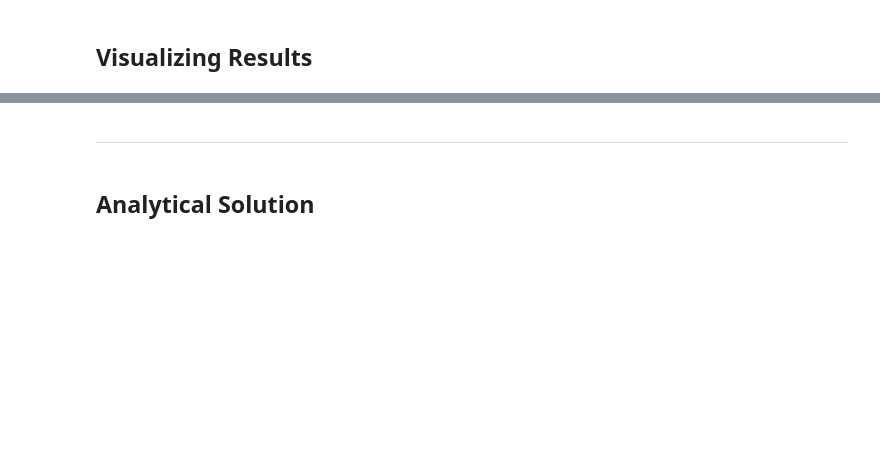
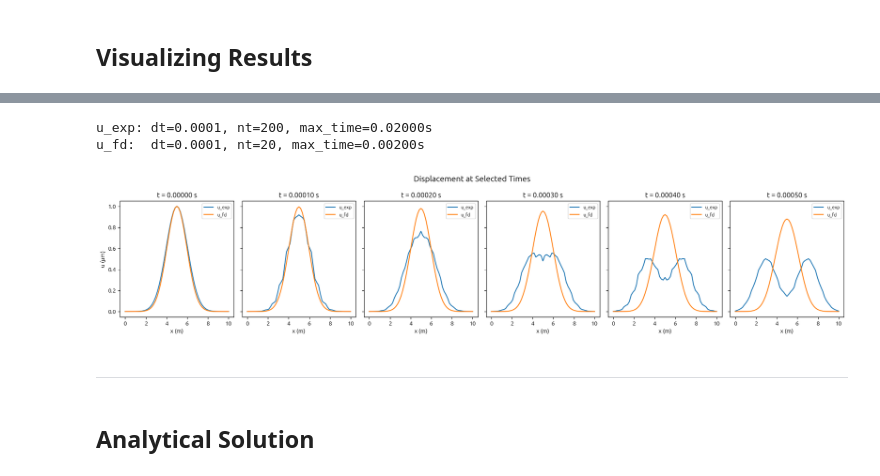
Before and after one commit to rka-tc/1D-elastic-wave-SEM-QC, a Jupyter notebook: main.ipynb, the cells around one changed output, grey strips where cells are left out. Drawn from its saved outputs; the diff is of its cells as text; code cells hidden in the pictures; blank space fills up the shorter version.

```diff
--- a/main.ipynb
+++ b/main.ipynb
@@ -155,43 +184,49 @@ import matplotlib.pyplot as plt
 # nt_sem = u_sem_interp.shape[0]
 nt_exp = u_exp_interp.shape[0]
 nt_fd = u_fd_interp.shape[0]
+u_expT = []
+u_fdT = []
 
 # print(f"u_sem: dt={dt_sem}, nt={nt_sem}, max_time={nt_sem*dt_sem:.5f}s")
 print(f"u_exp: dt={dt_exp}, nt={nt_exp}, max_time={nt_exp*dt_exp:.5f}s")
 print(f"u_fd:  dt={dt_fd}, nt={nt_fd}, max_time={nt_fd*dt_fd:.5f}s")
 
 # Choose 5 specific times (in seconds) to display
-times_in_seconds = np.array([0, 0.00001, 0.00002, 0.00006, T])
+times_in_seconds = np.array([0, 0.0001, 0.0002, 0.0003, 0.0004, 0.0005])
 
 fig, axes = plt.subplots(1, len(times_in_seconds), figsize=(18, 4), sharey=True)
 
 for ax, t_sec in zip(axes, times_in_seconds):
     # Calculate the time step index for each array at this specific time
     # idx_sem = int(np.round(t_sec / dt_sem))
     idx_exp = int(np.round(t_sec / dt_exp))
     idx_fd = int(np.round(t_sec / dt_fd))
 
     # Clip to valid range
     # idx_sem = np.clip(idx_sem, 0, nt_sem - 1)
     idx_exp = np.clip(idx_exp, 0, nt_exp - 1)
     idx_fd = np.clip(idx_fd, 0, nt_fd - 1)
 
     # Plot using the calculated indices
     # ax.plot(x_fine, u_sem_interp[idx_sem], label='u_sem', linestyle='--')
     ax.plot(x_fine, u_exp_interp[idx_exp], label='u_exp', linestyle='-')
     ax.plot(x_fine, u_fd_interp[idx_fd], label='u_fd', linestyle='-')
-    u_expT = u_exp_interp[idx_exp]
-    u_fdT = u_fd_interp[idx_fd]
+    u_expT.append(u_exp_interp[idx_exp])
+    u_fdT.append(u_fd_interp[idx_fd])
     # ax.plot(x_fine, u_fdexp_interp[idx_fd], label='u_fd', linestyle='-')
     ax.set_xlabel('x (m)')
     ax.set_title(f't = {t_sec:.5f} s')
     ax.legend(fontsize=8)
 
 
 axes[0].set_ylabel('u (μm)')
 fig.suptitle('Displacement at Selected Times', fontsize=14, fontweight='bold')
 plt.tight_layout()
 plt.show()
+# %% [output]
+u_exp: dt=0.0001, nt=200, max_time=0.02000s
+u_fd:  dt=0.0001, nt=20, max_time=0.00200s
+[figure, added]
 # %% [markdown]
 ----------------------------------------------------------------------------------------------------------------------------------------------------------------------
 # %% [markdown]
```
Also changed, not shown: parts of 28 cells of this notebook, 33 other files.
